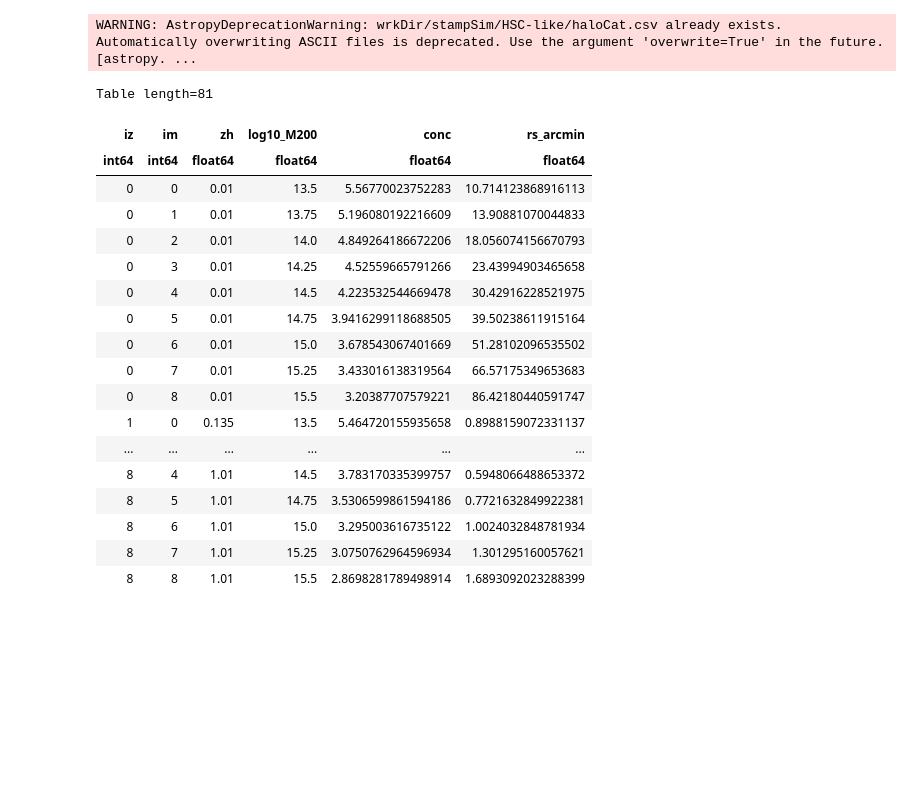
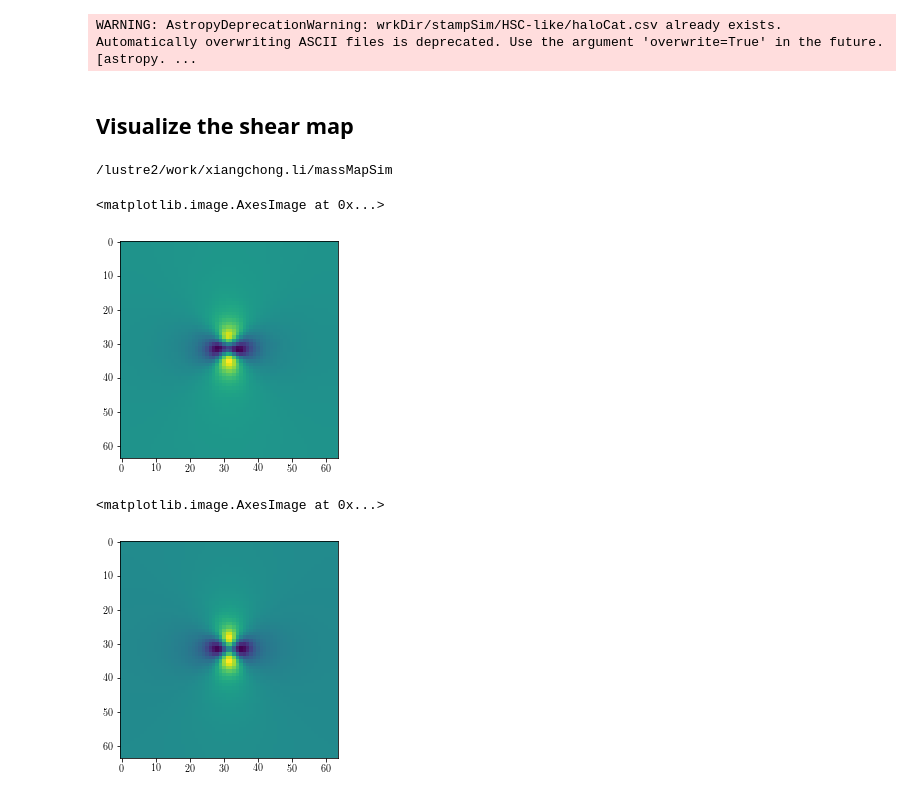
Before and after one commit to mr-superonion/splinv, a Jupyter notebook: notebook/sim-stamp-HSClike.ipynb, the cells around one changed output. Drawn from its saved outputs; the diff is of its cells as text; code cells hidden in the pictures; blank space fills up the shorter version.

```diff
--- a/notebook/sim-stamp-HSClike.ipynb
+++ b/notebook/sim-stamp-HSClike.ipynb
@@ -371,25 +371,42 @@ tabOut=astTab.Table(rows=data,names=names)
 tabOut.write('wrkDir/stampSim/HSC-like/haloCat.csv')
 # %% [output]
 WARNING: AstropyDeprecationWarning: wrkDir/stampSim/HSC-like/haloCat.csv already exists. Automatically overwriting ASCII files is deprecated. Use the argument 'overwrite=True' in the future. [astropy. ...
-# %%
-tabOut
-# %% [output]
-Table length=81
-| iz | im | zh | log10_M200 | conc | rs_arcmin |
-| int64 | int64 | float64 | float64 | float64 | float64 |
-| 0 | 0 | 0.01 | 13.5 | 5.56770023752283 | 10.714123868916113 |
-| 0 | 1 | 0.01 | 13.75 | 5.196080192216609 | 13.90881070044833 |
-| 0 | 2 | 0.01 | 14.0 | 4.849264186672206 | 18.056074156670793 |
-| 0 | 3 | 0.01 | 14.25 | 4.52559665791266 | 23.43994903465658 |
-| 0 | 4 | 0.01 | 14.5 | 4.223532544669478 | 30.42916228521975 |
-| 0 | 5 | 0.01 | 14.75 | 3.9416299118688505 | 39.50238611915164 |
-| 0 | 6 | 0.01 | 15.0 | 3.678543067401669 | 51.28102096535502 |
-| 0 | 7 | 0.01 | 15.25 | 3.433016138319564 | 66.57175349653683 |
-| 0 | 8 | 0.01 | 15.5 | 3.20387707579221 | 86.42180440591747 |
-| 1 | 0 | 0.135 | 13.5 | 5.464720155935658 | 0.8988159072331137 |
-| ... | ... | ... | ... | ... | ... |
-| 8 | 4 | 1.01 | 14.5 | 3.783170335399757 | 0.5948066488653372 |
-| 8 | 5 | 1.01 | 14.75 | 3.5306599861594186 | 0.7721632849922381 |
-| 8 | 6 | 1.01 | 15.0 | 3.295003616735122 | 1.0024032848781934 |
-| 8 | 7 | 1.01 | 15.25 | 3.0750762964596934 | 1.301295160057621 |
-| 8 | 8 | 1.01 | 15.5 | 2.8698281789498914 | 1.6893092023288399 |
+# %% [markdown]
+## Visualize the shear map
+# %%
+cd wrkDir/
+# %% [output]
+/lustre2/work/xiangchong.li/massMapSim
+# %%
+import astropy.io.fits as pyfits
+from configparser import ConfigParser
+from pixel3D import cartesianGrid3D
+
+ngroup  =   100
+raname  =   'raR'
+decname =   'decR'
+zname   =   'zbest'
+g1name  =   'g1R'
+g2name  =   'g2R'
+
+configName  =   'stampSim/HSC-like/process-equalNum10/config.ini'
+parser      =   ConfigParser()
+parser.read(configName)
+gridInfo    =   cartesianGrid3D(parser)
+
+im  =   4
+iz  =   4
+
+infname =   'stampSim/HSC-like/sims/stampSim-HSC_like-TJ03-%d,%d-202004021856.fits' %(iz,im)
+datTab  =   pyfits.getdata(infname)
+ng=len(datTab)//ngroup
+
+ig=0
+datU=datTab[ig*ng:(ig+1)*ng]
+val=datU[g1name]+datU[g2name]*1j
+outcome0=gridInfo.pixelize_data(datU[raname],datU[decname],datU[zname],val)
+# %%
+plt.imshow(outcome0.real[4])
+# %% [output]
+<matplotlib.image.AxesImage at 0x...>
+[figure, added]
@@ -395,0 +437,5 @@ Table length=81
+# %%
+plt.imshow(outcome.real[6])
+# %% [output]
+<matplotlib.image.AxesImage at 0x...>
+[figure, added]
```
Also changed, not shown: parts of 2 cells of this notebook, 11 other files.
